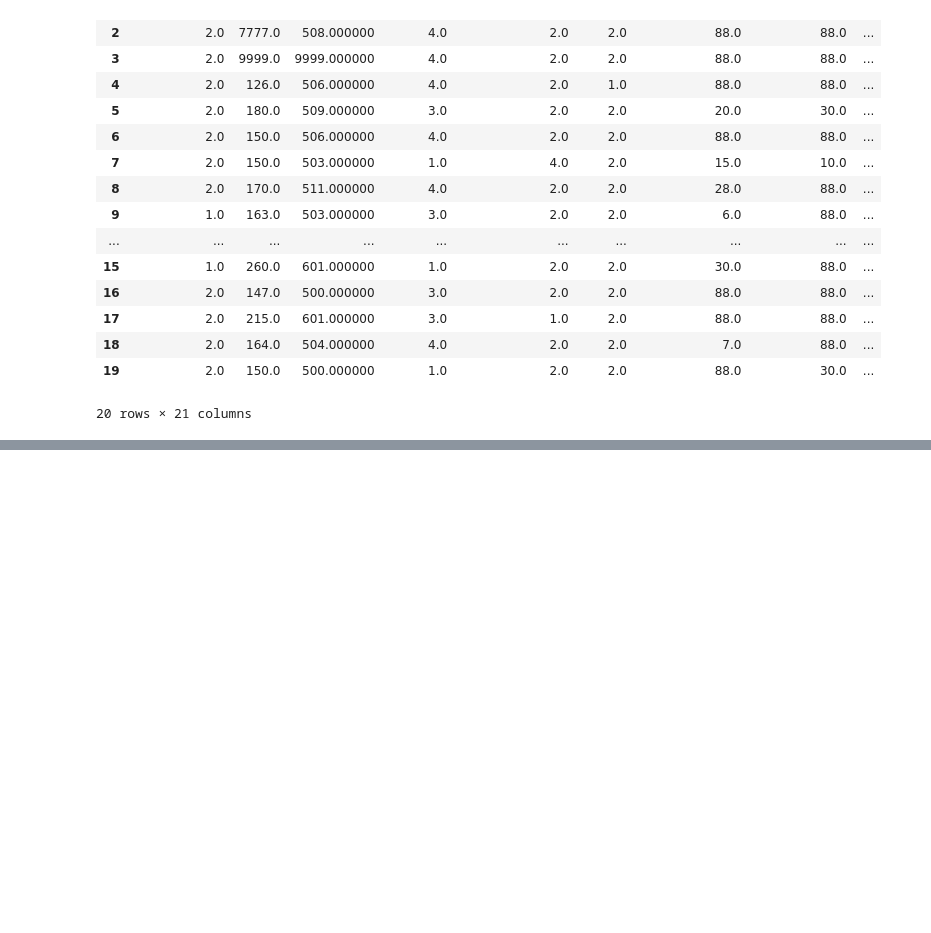
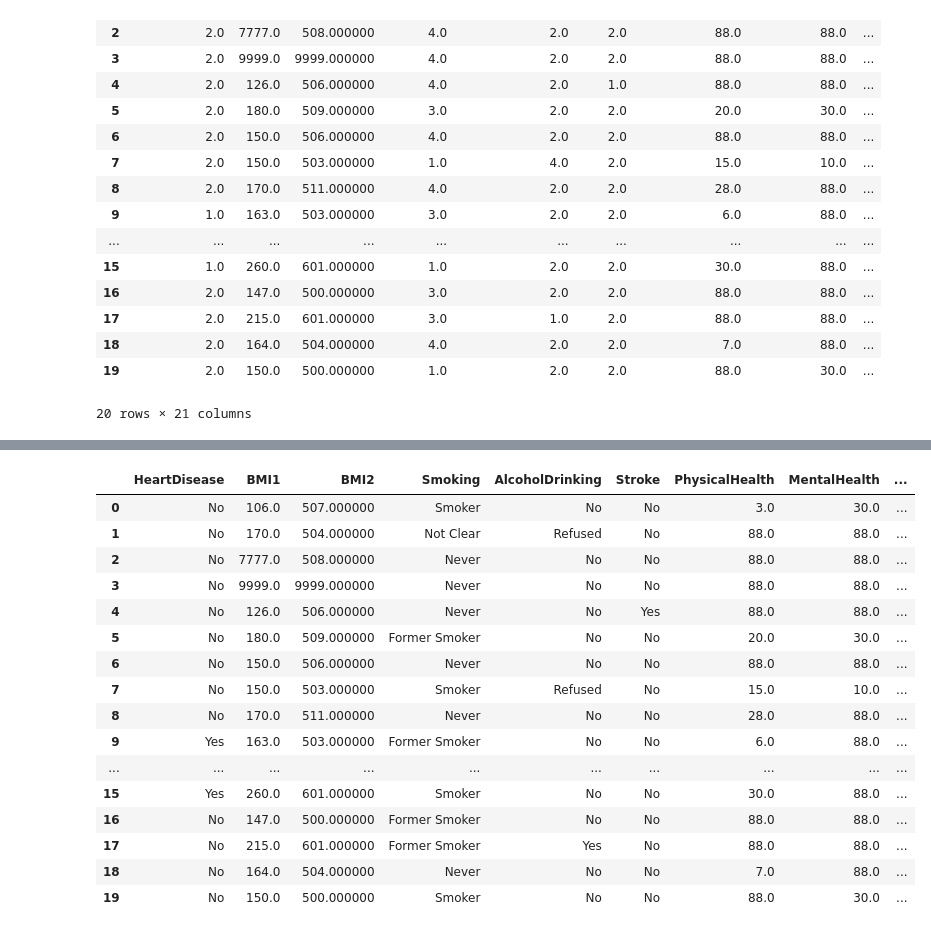
Before and after one commit to yahyamomtaz/Heart-Attack-Project, a Jupyter notebook: heart-attack-complete-project.ipynb, the cells around one changed output, grey strips where cells are left out. Saved outputs shown, nothing was run; the diff lists cells and outputs as text; code cells hidden in the pictures; blank space fills up the shorter version.

```diff
--- a/heart-attack-complete-project.ipynb
+++ b/heart-attack-complete-project.ipynb
@@ -384,3 +423,45 @@ df_imputed.groupby('Clus_km').mean()
 | 1 | 1.970269 | 9137.676428 | 622.339896 | 3.627359 | 1.883184 | 1.972799 | 67.406747 | 63.715551 | ... |
 | 2 | 1.976062 | 331.855756 | 8432.025113 | 3.703099 | 1.977361 | 1.981815 | 70.082204 | 69.513082 | ... |
 | 3 | 2.012198 | 9490.006817 | 9391.484653 | 3.898350 | 2.224946 | 2.015666 | 72.514590 | 68.910269 | ... |
+# %%
+imputed = pd.read_csv('heart_imputed_2.csv')
+# %%
+value_mapping = {
+    'HeartDisease': {1:'Yes', 2:'No', 3:'Not Clear', 4:'Refused'},
+    'AlcoholDrinking': {1:'Yes', 2:'No', 3:'Not Clear', 4:'Refused'},
+    'Stroke': {1:'Yes', 2:'No', 3:'Not Clear', 4:'Refused'},
+    'PhysicalActivity': {1:'Yes', 2:'No', 3:'Not Clear', 4:'Refused'},
+    'DiffWalking': {1:'Yes', 2:'No', 3:'Not Clear', 4:'Refused'},
+    'SkinCancer': {1:'Yes', 2:'No', 3:'Not Clear', 4:'Refused'},
+    'KidneyDisease': {1:'Yes', 2:'No', 3:'Not Clear', 4:'Refused'},
+    'Asthma': {1:'Current', 2:'Former', 3:'Never', 4:'Not Clear'},
+    'Smoking': {1:'Smoker', 2:'Approximate Smoker', 3:'Former Smoker', 4:'Never', 5:'Not Clear'},
+    'Sex': {1:'Male', 2:'Female'},
+    'AgeCategory': {1:'18-24', 2:'25-29', 3:'30=34', 4:'35-39', 5:'40-44', 6:'45-49', 7:'50-54', 8:'55-59', 9:'60-64', 10:'65-69', 11:'70-74', 12:'75-79', 13:'80+', 14:'Not Clear'},
+    'Race': {1:'White', 2:'Black', 3:'Native', 4:'Asian', 5:'Hawaian', 6:'Other', 7:'Multiracial', 8:'Hispanic', 9:'Not Clear'},
+    'Diabetic': {1:'Yes', 2:'Yes(Pregnant)', 3:'No', 4:'Border Line', 5:'Not Clear', 6:'Refused'},
+    'GenHealth': {1:'Excellent', 2:'Very Good', 3:'Good', 4:'Fair', 5:'Poor', 6:'Not Clear', 7:'Refused'},
+}
+
+# Use the replace() method to change the values in the DataFrame
+imputed.replace(value_mapping, inplace=True)
+# %%
+imputed.head(20)
+# %% [output]
+|  | HeartDisease | BMI1 | BMI2 | Smoking | AlcoholDrinking | Stroke | PhysicalHealth | MentalHealth | ... |
+| 0 | No | 106.0 | 507.000000 | Smoker | No | No | 3.0 | 30.0 | ... |
+| 1 | No | 170.0 | 504.000000 | Not Clear | Refused | No | 88.0 | 88.0 | ... |
+| 2 | No | 7777.0 | 508.000000 | Never | No | No | 88.0 | 88.0 | ... |
+| 3 | No | 9999.0 | 9999.000000 | Never | No | No | 88.0 | 88.0 | ... |
+| 4 | No | 126.0 | 506.000000 | Never | No | Yes | 88.0 | 88.0 | ... |
+| 5 | No | 180.0 | 509.000000 | Former Smoker | No | No | 20.0 | 30.0 | ... |
+| 6 | No | 150.0 | 506.000000 | Never | No | No | 88.0 | 88.0 | ... |
+| 7 | No | 150.0 | 503.000000 | Smoker | Refused | No | 15.0 | 10.0 | ... |
+| 8 | No | 170.0 | 511.000000 | Never | No | No | 28.0 | 88.0 | ... |
+| 9 | Yes | 163.0 | 503.000000 | Former Smoker | No | No | 6.0 | 88.0 | ... |
+| ... | ... | ... | ... | ... | ... | ... | ... | ... | ... |
+| 15 | Yes | 260.0 | 601.000000 | Smoker | No | No | 30.0 | 88.0 | ... |
+| 16 | No | 147.0 | 500.000000 | Former Smoker | No | No | 88.0 | 88.0 | ... |
+| 17 | No | 215.0 | 601.000000 | Former Smoker | Yes | No | 88.0 | 88.0 | ... |
+| 18 | No | 164.0 | 504.000000 | Never | No | No | 7.0 | 88.0 | ... |
+| 19 | No | 150.0 | 500.000000 | Smoker | No | No | 88.0 | 30.0 | ... |
```
Also changed, not shown: parts of 6 cells of this notebook.
